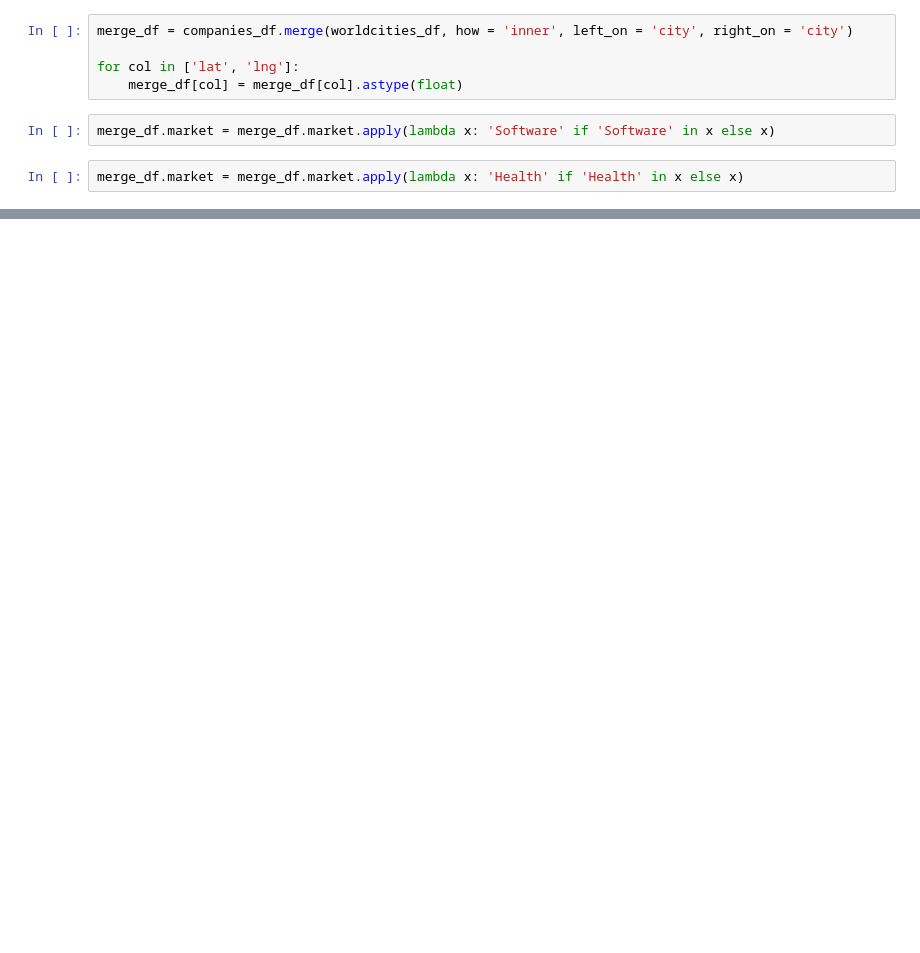
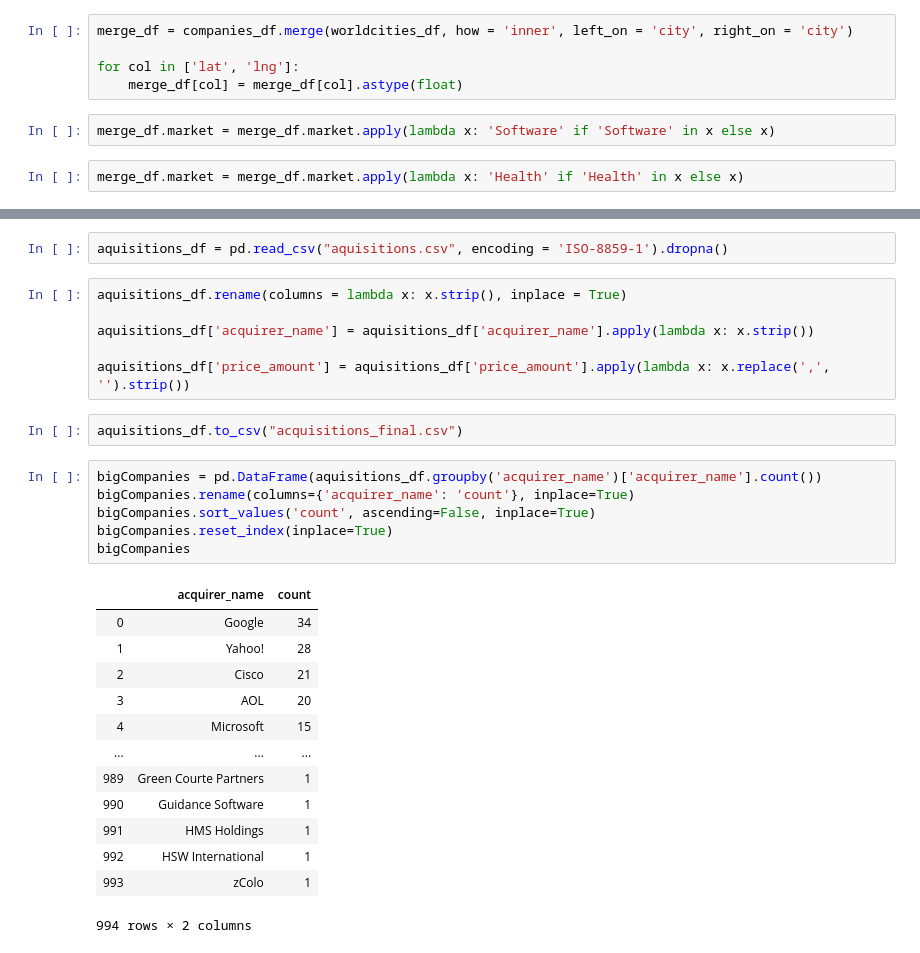
Before and after one commit to jjhuang22/cs171-final-project, a Jupyter notebook: data/EDA.ipynb, the cells around one changed output, grey strips where cells are left out. Saved outputs shown, nothing was run; the diff lists cells and outputs as text; blank space fills up the shorter version.

```diff
--- a/data/EDA.ipynb
+++ b/data/EDA.ipynb
@@ -114,0 +104,30 @@ plt.show()
+# %%
+aquisitions_df = pd.read_csv("aquisitions.csv", encoding = 'ISO-8859-1').dropna()
+# %%
+aquisitions_df.rename(columns = lambda x: x.strip(), inplace = True)
+
+aquisitions_df['acquirer_name'] = aquisitions_df['acquirer_name'].apply(lambda x: x.strip())
+
+aquisitions_df['price_amount'] = aquisitions_df['price_amount'].apply(lambda x: x.replace(',', '').strip())
+# %%
+aquisitions_df.to_csv("acquisitions_final.csv")
+# %%
+bigCompanies = pd.DataFrame(aquisitions_df.groupby('acquirer_name')['acquirer_name'].count())
+bigCompanies.rename(columns={'acquirer_name': 'count'}, inplace=True)
+bigCompanies.sort_values('count', ascending=False, inplace=True)
+bigCompanies.reset_index(inplace=True)
+bigCompanies
+# %% [output]
+|  | acquirer_name | count |
+| 0 | Google | 34 |
+| 1 | Yahoo! | 28 |
+| 2 | Cisco | 21 |
+| 3 | AOL | 20 |
+| 4 | Microsoft | 15 |
+| ... | ... | ... |
+| 989 | Green Courte Partners | 1 |
+| 990 | Guidance Software | 1 |
+| 991 | HMS Holdings | 1 |
+| 992 | HSW International | 1 |
+| 993 | zColo | 1 |
+994 rows × 2 columns
```
Also changed, not shown: parts of 9 cells of this notebook, 5 other files.
